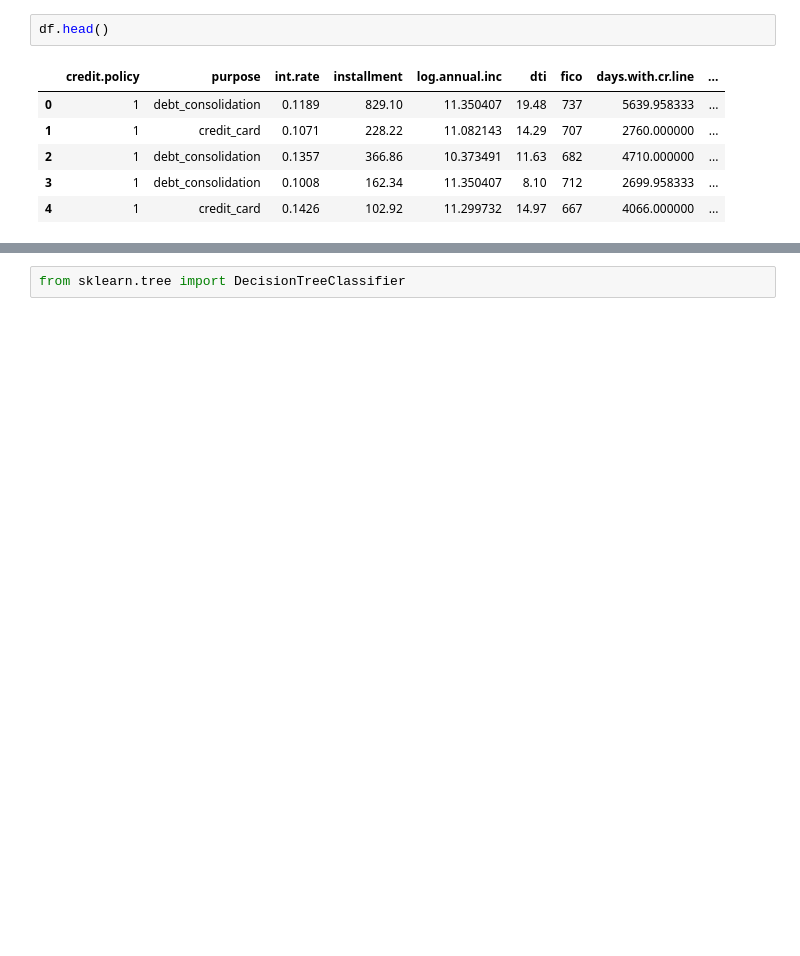
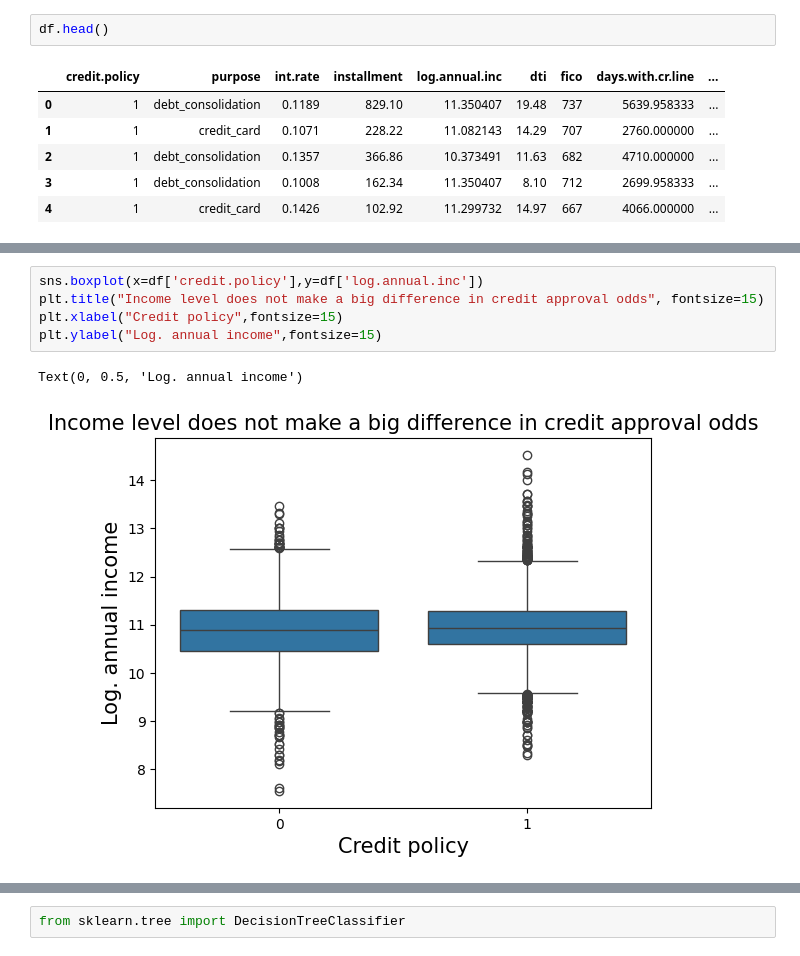
Before and after one commit to vardhan2303A52384/alml_2384, a Jupyter notebook: AIML_LAB_9.ipynb, the cells around one changed output, grey strips where cells are left out. Saved outputs shown, nothing was run; the diff lists cells and outputs as text; blank space fills up the shorter version.

```diff
--- a/AIML_LAB_9.ipynb
+++ b/AIML_LAB_9.ipynb
@@ -94,0 +86,8 @@ Text(0.5, 0, 'FICO score')
+# %%
+sns.boxplot(x=df['credit.policy'],y=df['log.annual.inc'])
+plt.title("Income level does not make a big difference in credit approval odds", fontsize=15)
+plt.xlabel("Credit policy",fontsize=15)
+plt.ylabel("Log. annual income",fontsize=15)
+# %% [output]
+Text(0, 0.5, 'Log. annual income')
+[figure, added]
```
Also changed, not shown: parts of 57 cells of this notebook.
